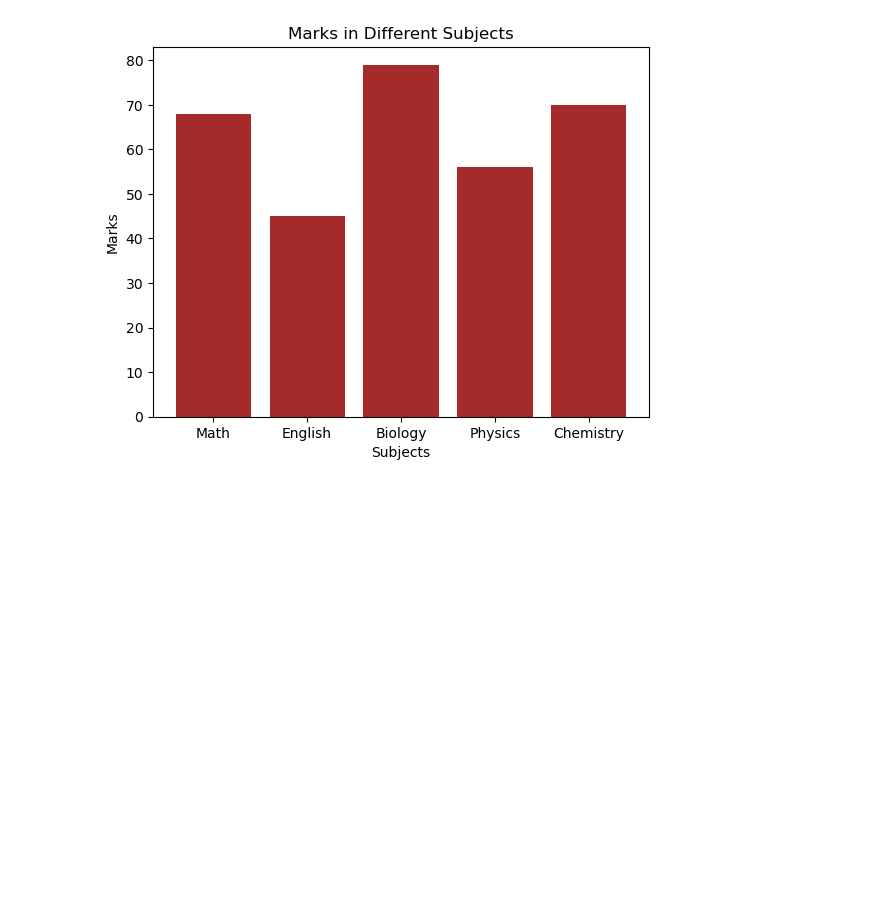
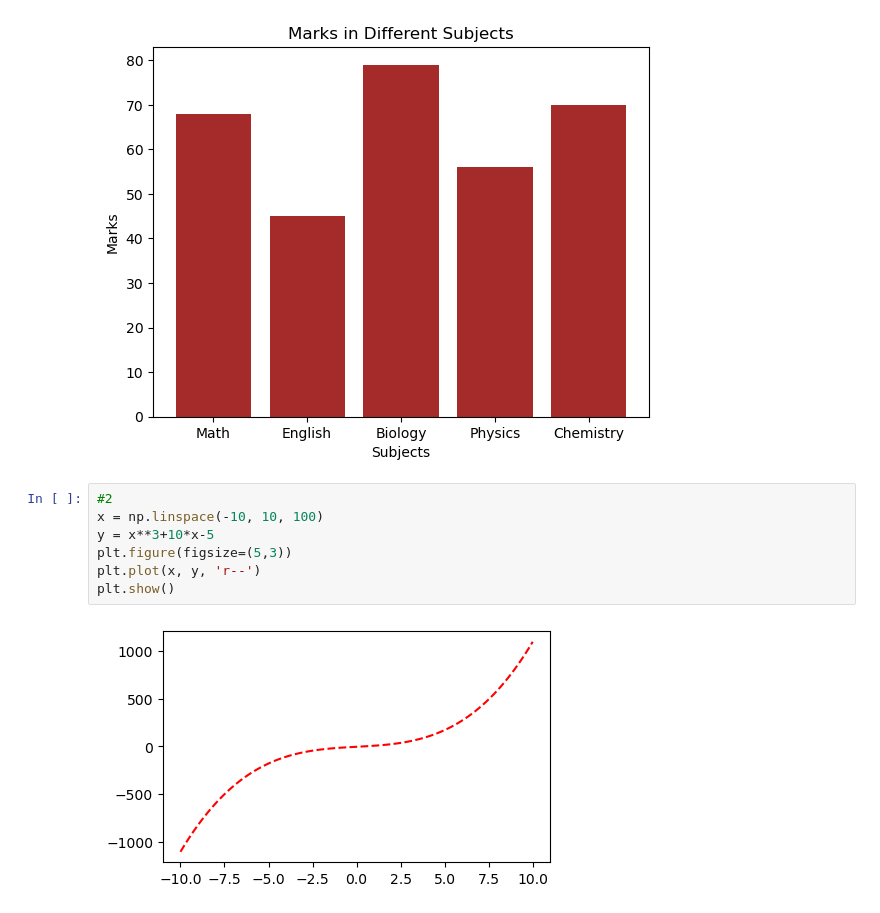
Before and after one commit to test-user9/maths_solution, a Jupyter notebook: maths_slip.ipynb, the cells around one changed output. Cells and saved outputs as stored; diff of their text form; blank space fills up the shorter version.

```diff
--- a/maths_slip.ipynb
+++ b/maths_slip.ipynb
@@ -19,3 +19,12 @@ plt.title("Marks in Different Subjects")
 plt.show()
 # %% [output]
 [figure]
+# %%
+#2
+x = np.linspace(-10, 10, 100)
+y = x**3+10*x-5
+plt.figure(figsize=(5,3))
+plt.plot(x, y, 'r--')
+plt.show()
+# %% [output]
+[figure, added]
```
Also changed, not shown: parts of 23 cells of this notebook.
